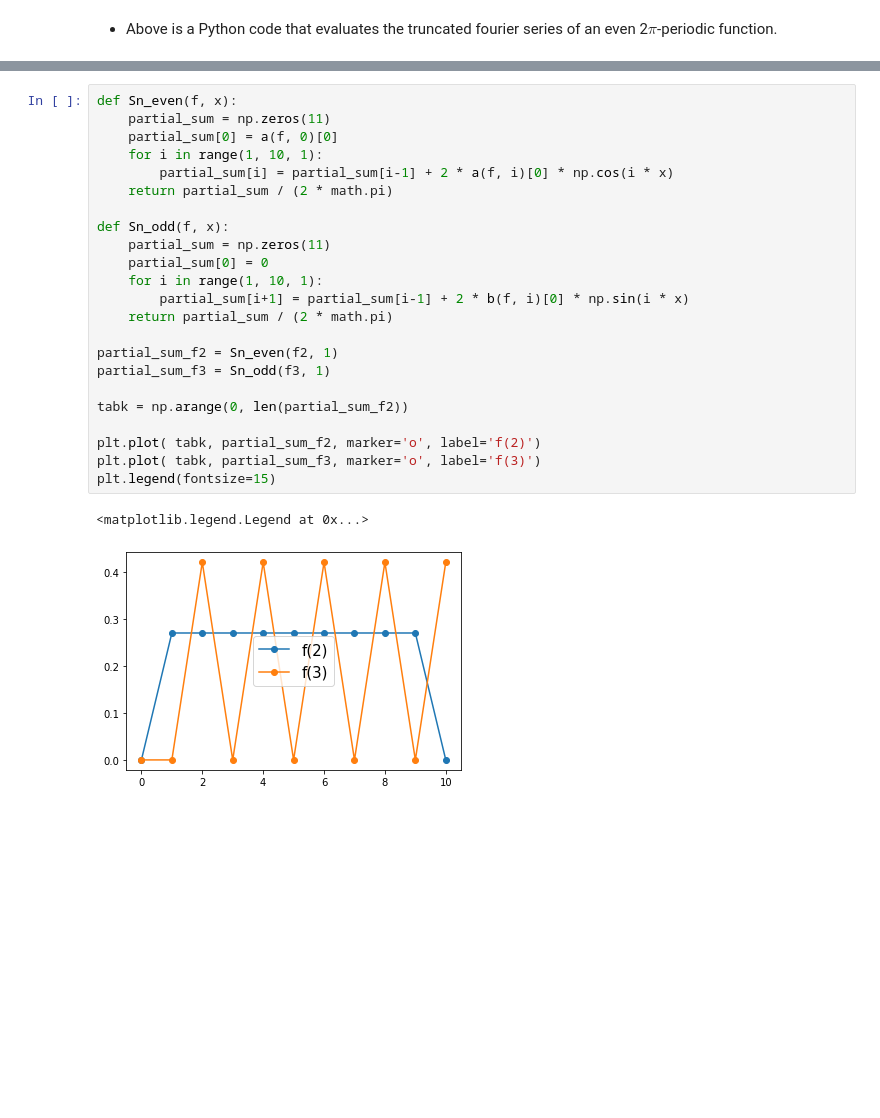
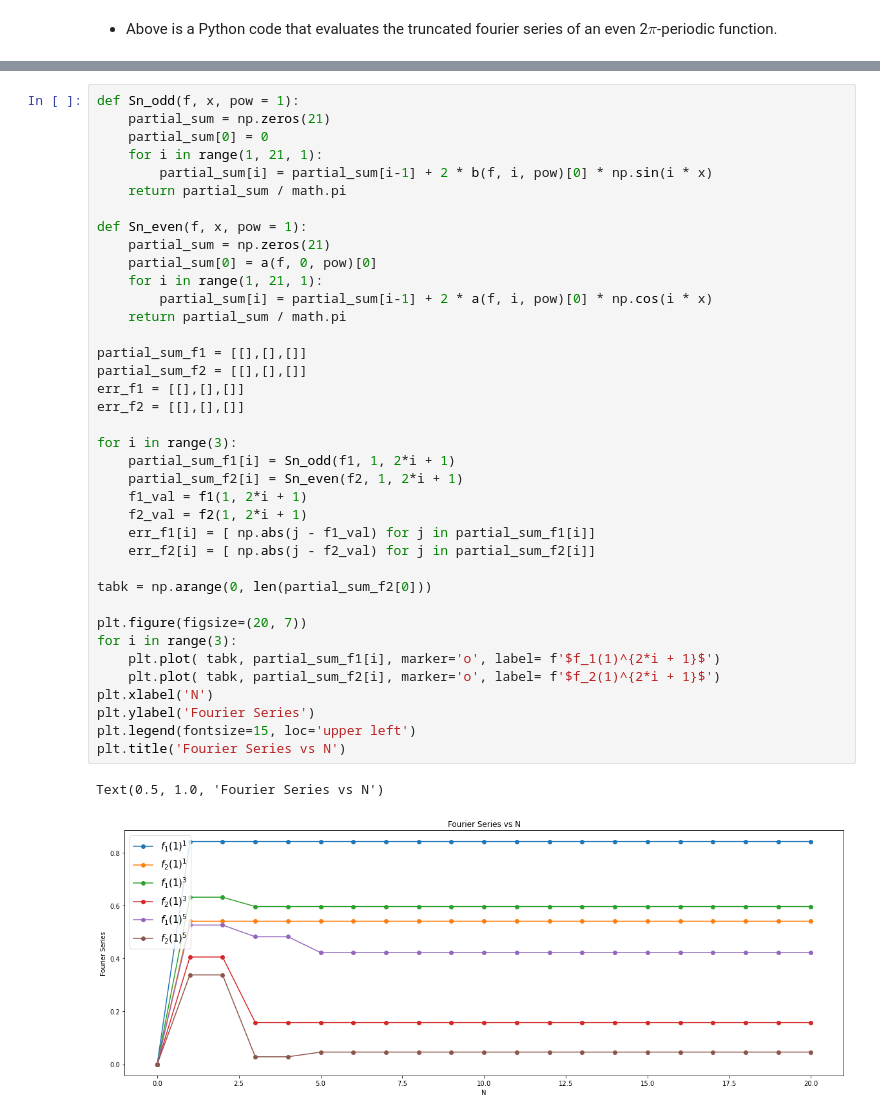
Before and after one commit to vrushank-agrawal/MAA106, a Jupyter notebook: MAA106 - project.ipynb, the cells around one changed output, grey strips where cells are left out. Drawn from its saved outputs; the diff is of its cells as text; blank space fills up the shorter version.

```diff
--- a/MAA106 - project.ipynb
+++ b/MAA106 - project.ipynb
@@ -138,28 +126,43 @@ In the functions above, we have calculated the Fourier coefficients from $a_0$ t
 
 Now, let us study the error between the function and its truncated Fourier series in the next cell.
-# %%
-def Sn_even(f, x):
-    partial_sum = np.zeros(11)
-    partial_sum[0] = a(f, 0)[0]
-    for i in range(1, 10, 1):
-        partial_sum[i] = partial_sum[i-1] + 2 * a(f, i)[0] * np.cos(i * x)
-    return partial_sum / (2 * math.pi)
-
-def Sn_odd(f, x):
-    partial_sum = np.zeros(11)
-    partial_sum[0] = 0
-    for i in range(1, 10, 1):
-        partial_sum[i+1] = partial_sum[i-1] + 2 * b(f, i)[0] * np.sin(i * x)
-    return partial_sum / (2 * math.pi)
-
-partial_sum_f2 = Sn_even(f2, 1)
-partial_sum_f3 = Sn_odd(f3, 1)
-
-tabk = np.arange(0, len(partial_sum_f2))
-
-plt.plot( tabk, partial_sum_f2, marker='o', label='f(2)')
-plt.plot( tabk, partial_sum_f3, marker='o', label='f(3)')
-plt.legend(fontsize=15)
-# %% [output]
-<matplotlib.legend.Legend at 0x...>
-[figure, removed]
+# %%
+def Sn_odd(f, x, pow = 1):
+    partial_sum = np.zeros(21)
+    partial_sum[0] = 0
+    for i in range(1, 21, 1):
+        partial_sum[i] = partial_sum[i-1] + 2 * b(f, i, pow)[0] * np.sin(i * x)
+    return partial_sum / math.pi
+
+def Sn_even(f, x, pow = 1):
+    partial_sum = np.zeros(21)
+    partial_sum[0] = a(f, 0, pow)[0]
+    for i in range(1, 21, 1):
+        partial_sum[i] = partial_sum[i-1] + 2 * a(f, i, pow)[0] * np.cos(i * x)
+    return partial_sum / math.pi
+
+partial_sum_f1 = [[],[],[]]
+partial_sum_f2 = [[],[],[]]
+err_f1 = [[],[],[]]
+err_f2 = [[],[],[]]
+
+for i in range(3):
+    partial_sum_f1[i] = Sn_odd(f1, 1, 2*i + 1)
+    partial_sum_f2[i] = Sn_even(f2, 1, 2*i + 1)
+    f1_val = f1(1, 2*i + 1)
+    f2_val = f2(1, 2*i + 1)
+    err_f1[i] = [ np.abs(j - f1_val) for j in partial_sum_f1[i]]
+    err_f2[i] = [ np.abs(j - f2_val) for j in partial_sum_f2[i]]
+
+tabk = np.arange(0, len(partial_sum_f2[0]))
+
+plt.figure(figsize=(20, 7))
+for i in range(3):
+    plt.plot( tabk, partial_sum_f1[i], marker='o', label= f'$f_1(1)^{2*i + 1}$')
+    plt.plot( tabk, partial_sum_f2[i], marker='o', label= f'$f_2(1)^{2*i + 1}$')
+plt.xlabel('N')
+plt.ylabel('Fourier Series')
+plt.legend(fontsize=15, loc='upper left')
+plt.title('Fourier Series vs N')
+# %% [output]
+Text(0.5, 1.0, 'Fourier Series vs N')
+[figure, added]
```
Also changed, not shown: parts of 6 cells of this notebook.
